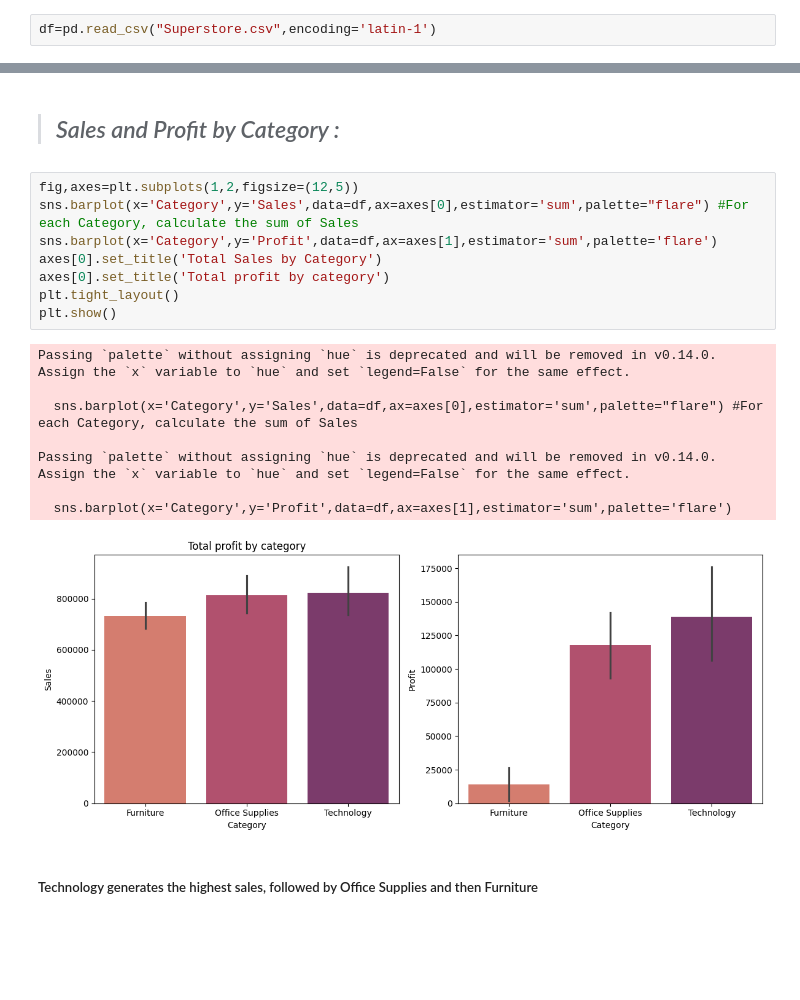
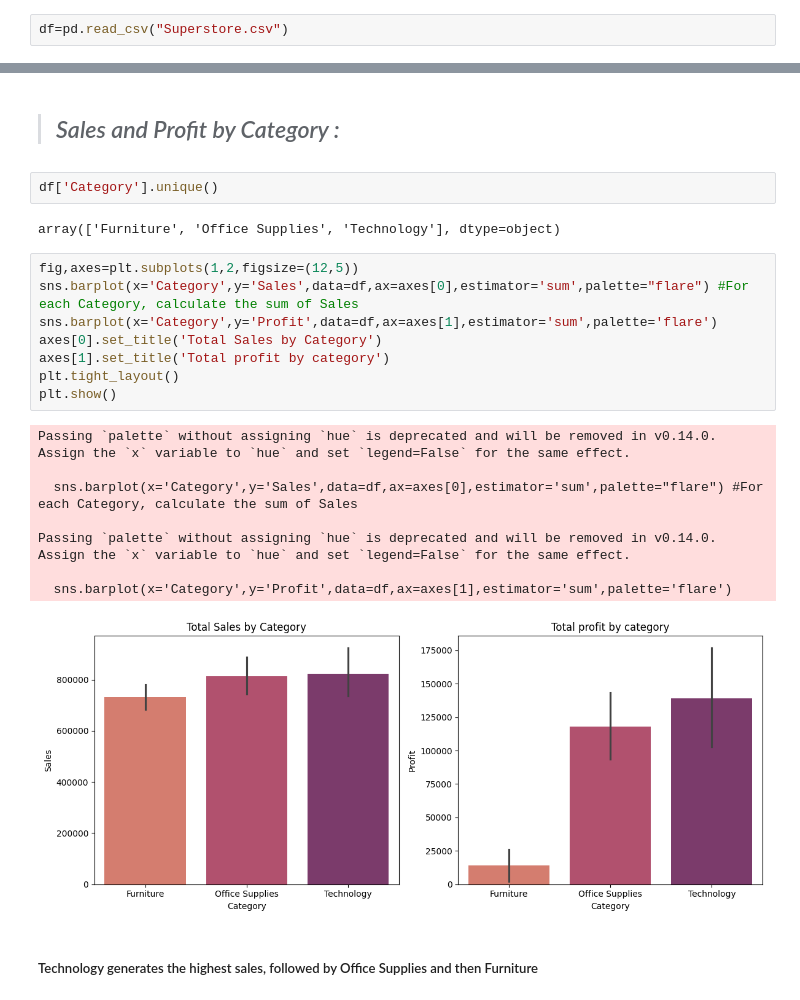
Before and after one commit to najafathima/SALES_PERFORMANCE_ANALYSIS, a Jupyter notebook: EDA_PROJECT.ipynb, the cells around one changed output, grey strips where cells are left out. Drawn from its saved outputs; the diff is of its cells as text; blank space fills up the shorter version.

```diff
--- a/EDA_PROJECT.ipynb
+++ b/EDA_PROJECT.ipynb
@@ -8,7 +8,7 @@ import seaborn as sns
 # %% [markdown]
 ##### In this project, I performed Exploratory Data Analysis (EDA) on a Superstore sales dataset from the United States to understand the overall sales performance. The dataset includes information about products, customers, orders, and profit. Through the EDA process, I cleaned the data, handled missing values and outliers, and analyzed different patterns to extract meaningful business insights.
 # %%
-df=pd.read_csv("Superstore.csv",encoding='latin-1')
+df=pd.read_csv("Superstore.csv")
 # %%
 df.shape
 # %% [output]
@@ -246,23 +246,27 @@ Categorical cols:  Index(['Ship Mode', 'Customer Name', 'Segment', 'City', 'Stat
 ## INSIGHTS
 # %% [markdown]
 >## *Sales and Profit by Category :*
+# %%
+df['Category'].unique()
+# %% [output]
+array(['Furniture', 'Office Supplies', 'Technology'], dtype=object)
 # %%
 fig,axes=plt.subplots(1,2,figsize=(12,5))
 sns.barplot(x='Category',y='Sales',data=df,ax=axes[0],estimator='sum',palette="flare") #For each Category, calculate the sum of Sales
 sns.barplot(x='Category',y='Profit',data=df,ax=axes[1],estimator='sum',palette='flare')
 axes[0].set_title('Total Sales by Category')
-axes[0].set_title('Total profit by category')
+axes[1].set_title('Total profit by category')
 plt.tight_layout()
 plt.show()
 # %% [output]
 Passing `palette` without assigning `hue` is deprecated and will be removed in v0.14.0. Assign the `x` variable to `hue` and set `legend=False` for the same effect.
 
   sns.barplot(x='Category',y='Sales',data=df,ax=axes[0],estimator='sum',palette="flare") #For each Category, calculate the sum of Sales
 
 Passing `palette` without assigning `hue` is deprecated and will be removed in v0.14.0. Assign the `x` variable to `hue` and set `legend=False` for the same effect.
 
   sns.barplot(x='Category',y='Profit',data=df,ax=axes[1],estimator='sum',palette='flare')
-[figure, old version]
+[figure, new version]
 # %% [markdown]
 ##### Technology generates the highest sales, followed by Office Supplies and then Furniture
 # %% [markdown]
```
Also changed, not shown: parts of 14 cells of this notebook.
